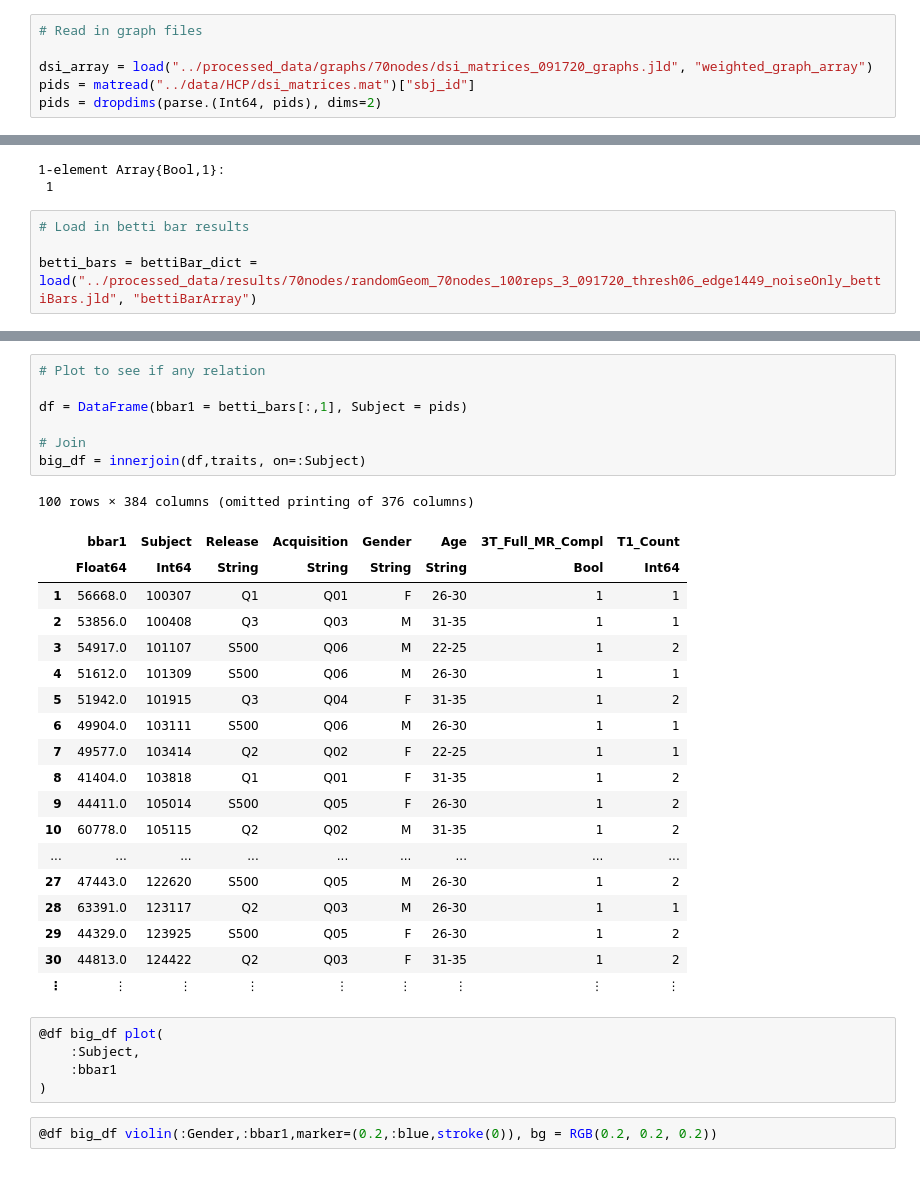
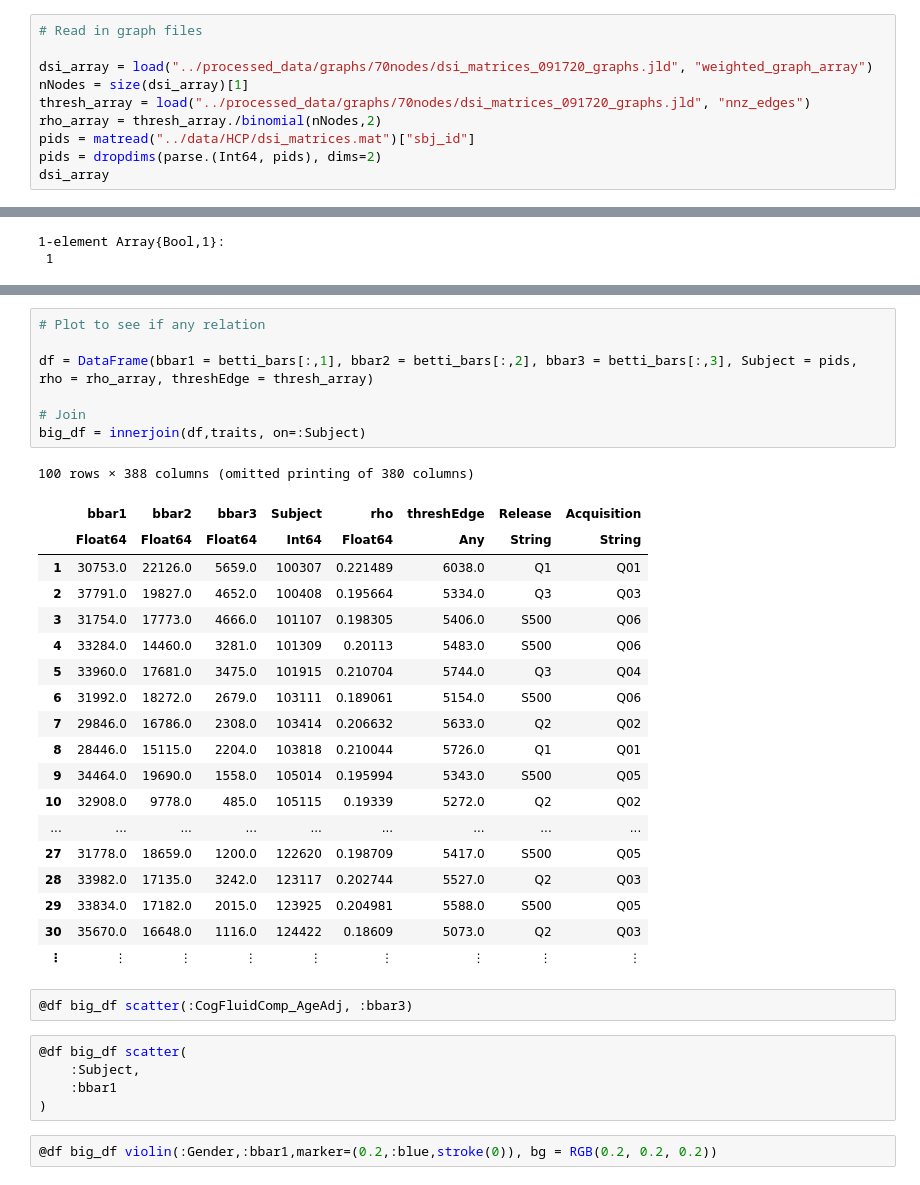
Before and after one commit to asizemore/Noise_and_TDA, a Jupyter notebook: code/hcp_processing.ipynb, the cells around one changed output, grey strips where cells are left out. Saved outputs shown, nothing was run; the diff lists cells and outputs as text.

Commit message:
added clique graph

```diff
--- a/code/hcp_processing.ipynb
+++ b/code/hcp_processing.ipynb
@@ -61,6 +68,10 @@ traits = CSV.read("../data/HCP/unrelated100subjects_behavior.csv")
 # Read in graph files
 
 dsi_array = load("../processed_data/graphs/70nodes/dsi_matrices_091720_graphs.jld", "weighted_graph_array")
+nNodes = size(dsi_array)[1]
+thresh_array = load("../processed_data/graphs/70nodes/dsi_matrices_091720_graphs.jld", "nnz_edges")
+rho_array = thresh_array./binomial(nNodes,2)
 pids = matread("../data/HCP/dsi_matrices.mat")["sbj_id"]
 pids = dropdims(parse.(Int64, pids), dims=2)
+dsi_array
 # %% [output]
@@ -86,7 +97,3 @@ unique(pids .== traits[!,"Subject"])
 # %% [output]
 1-element Array{Bool,1}:
  1
-# %%
-# Load in betti bar results
-
-betti_bars = bettiBar_dict = load("../processed_data/results/70nodes/randomGeom_70nodes_100reps_3_091720_thresh06_edge1449_noiseOnly_bettiBars.jld", "bettiBarArray")
@@ -111,32 +128,34 @@ betti_bars = bettiBar_dict = load("../processed_data/results/70nodes/randomGeom_
 # %%
 # Plot to see if any relation
 
-df = DataFrame(bbar1 = betti_bars[:,1], Subject = pids)
+df = DataFrame(bbar1 = betti_bars[:,1], bbar2 = betti_bars[:,2], bbar3 = betti_bars[:,3], Subject = pids, rho = rho_array, threshEdge = thresh_array)
 
 # Join
 big_df = innerjoin(df,traits, on=:Subject)
 # %% [output]
-100 rows × 384 columns (omitted printing of 376 columns)
+100 rows × 388 columns (omitted printing of 380 columns)
-|  | bbar1 | Subject | Release | Acquisition | Gender | Age | 3T_Full_MR_Compl | T1_Count |
-|  | Float64 | Int64 | String | String | String | String | Bool | Int64 |
-| 1 | 56668.0 | 100307 | Q1 | Q01 | F | 26-30 | 1 | 1 |
-| 2 | 53856.0 | 100408 | Q3 | Q03 | M | 31-35 | 1 | 1 |
-| 3 | 54917.0 | 101107 | S500 | Q06 | M | 22-25 | 1 | 2 |
-| 4 | 51612.0 | 101309 | S500 | Q06 | M | 26-30 | 1 | 1 |
-| 5 | 51942.0 | 101915 | Q3 | Q04 | F | 31-35 | 1 | 2 |
-| 6 | 49904.0 | 103111 | S500 | Q06 | M | 26-30 | 1 | 1 |
-| 7 | 49577.0 | 103414 | Q2 | Q02 | F | 22-25 | 1 | 1 |
-| 8 | 41404.0 | 103818 | Q1 | Q01 | F | 31-35 | 1 | 2 |
-| 9 | 44411.0 | 105014 | S500 | Q05 | F | 26-30 | 1 | 2 |
-| 10 | 60778.0 | 105115 | Q2 | Q02 | M | 31-35 | 1 | 2 |
+|  | bbar1 | bbar2 | bbar3 | Subject | rho | threshEdge | Release | Acquisition |
+|  | Float64 | Float64 | Float64 | Int64 | Float64 | Any | String | String |
+| 1 | 30753.0 | 22126.0 | 5659.0 | 100307 | 0.221489 | 6038.0 | Q1 | Q01 |
+| 2 | 37791.0 | 19827.0 | 4652.0 | 100408 | 0.195664 | 5334.0 | Q3 | Q03 |
+| 3 | 31754.0 | 17773.0 | 4666.0 | 101107 | 0.198305 | 5406.0 | S500 | Q06 |
+| 4 | 33284.0 | 14460.0 | 3281.0 | 101309 | 0.20113 | 5483.0 | S500 | Q06 |
+| 5 | 33960.0 | 17681.0 | 3475.0 | 101915 | 0.210704 | 5744.0 | Q3 | Q04 |
+| 6 | 31992.0 | 18272.0 | 2679.0 | 103111 | 0.189061 | 5154.0 | S500 | Q06 |
+| 7 | 29846.0 | 16786.0 | 2308.0 | 103414 | 0.206632 | 5633.0 | Q2 | Q02 |
+| 8 | 28446.0 | 15115.0 | 2204.0 | 103818 | 0.210044 | 5726.0 | Q1 | Q01 |
+| 9 | 34464.0 | 19690.0 | 1558.0 | 105014 | 0.195994 | 5343.0 | S500 | Q05 |
+| 10 | 32908.0 | 9778.0 | 485.0 | 105115 | 0.19339 | 5272.0 | Q2 | Q02 |
 | ... | ... | ... | ... | ... | ... | ... | ... | ... |
-| 27 | 47443.0 | 122620 | S500 | Q05 | M | 26-30 | 1 | 2 |
-| 28 | 63391.0 | 123117 | Q2 | Q03 | M | 26-30 | 1 | 1 |
-| 29 | 44329.0 | 123925 | S500 | Q05 | F | 26-30 | 1 | 2 |
-| 30 | 44813.0 | 124422 | Q2 | Q03 | F | 31-35 | 1 | 2 |
+| 27 | 31778.0 | 18659.0 | 1200.0 | 122620 | 0.198709 | 5417.0 | S500 | Q05 |
+| 28 | 33982.0 | 17135.0 | 3242.0 | 123117 | 0.202744 | 5527.0 | Q2 | Q03 |
+| 29 | 33834.0 | 17182.0 | 2015.0 | 123925 | 0.204981 | 5588.0 | S500 | Q05 |
+| 30 | 35670.0 | 16648.0 | 1116.0 | 124422 | 0.18609 | 5073.0 | Q2 | Q03 |
 | ⋮ | ⋮ | ⋮ | ⋮ | ⋮ | ⋮ | ⋮ | ⋮ | ⋮ |
+# %%
+@df big_df scatter(:CogFluidComp_AgeAdj, :bbar3)
 # %%
-@df big_df plot(
+@df big_df scatter(
     :Subject,
     :bbar1
 )
```
Also changed, not shown: parts of 9 cells of this notebook, 11 other files.
